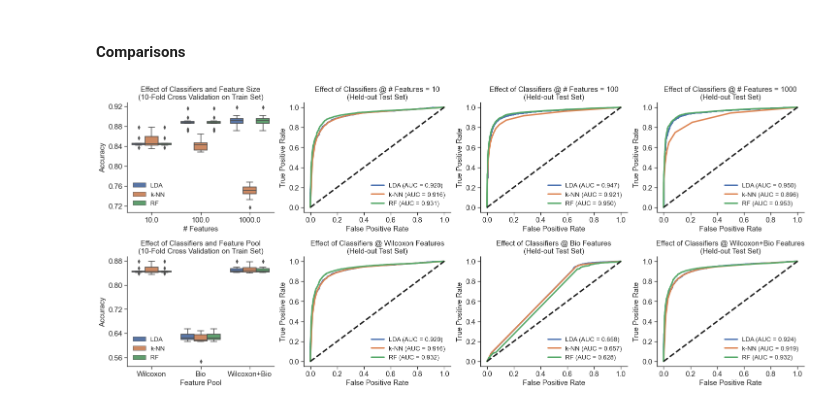
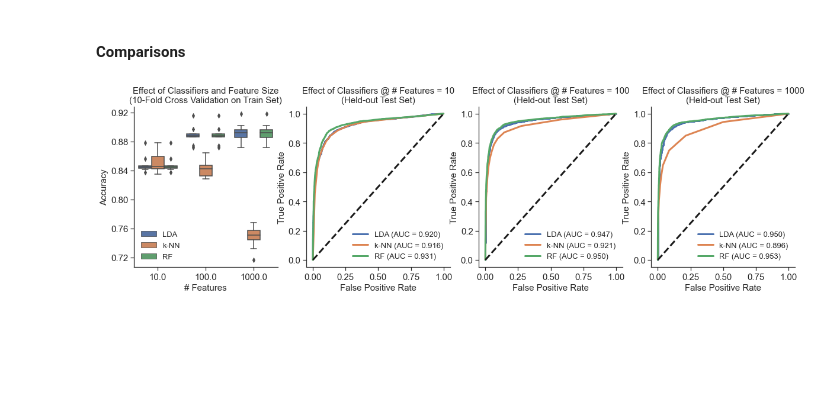
Before and after one commit to Laknath1996/neurogenesis, a Jupyter notebook: dev.ipynb, the cells around one changed output. Drawn from its saved outputs; the diff is of its cells as text; code cells hidden in the pictures; blank space fills up the shorter version.

```diff
--- a/dev.ipynb
+++ b/dev.ipynb
@@ -135,7 +135,7 @@ Selected genes thare are biologically plausible:
 # %%
 # plot histograms of picked features
 picked_genes = ['CALM1', 'GAP43', 'MEF2C','PAX6', 'SOX2', 'NEUROG1']
-fig, axes = plt.subplots(2, 3, figsize=(20, 7))
+fig, axes = plt.subplots(2, 3, figsize=(16, 7))
 axes = axes.ravel()
 for i in range(6):
     ax = axes[i]
@@ -146,6 +146,9 @@ for i in range(6):
     ax.set_ylabel("")
     ax.set_title("{}".format(picked_genes[i]), fontsize=15)
 axes[0].legend(["Germinal Zone", "Cortical Plate"], fontsize=13, frameon=False, loc=1)
+# box = dict(facecolor='yellow', pad=5, alpha=0.2)
+# axes[0].set_ylabel('Wilcoxon Features', bbox=box, fontsize=15)
+# axes[3].set_ylabel('Biological Features', bbox=box, fontsize=15)
 sns.set_style("white")
 sns.set_style("ticks")
 sns.despine(offset=10, trim=True)
@@ -503,71 +510,35 @@ df_metrics = pd.DataFrame(
     "accuracy" : np.concatenate((lda_accuray[:3].ravel(), knn_accuray[:3].ravel(), rf_accuray[:3].ravel())),
     "num_features": np.concatenate((temp, temp, temp)),
     "classifier": np.concatenate((["LDA"]*30, ["k-NN"]*30, ["RF"]*30))
     }
 )
 
-fig, axes = plt.subplots(2, 4, figsize=(25, 10))
+fig, axes = plt.subplots(1, 4, figsize=(20, 5))
 
-ax = axes[0][0]
+ax = axes[0]
 sns.boxplot(data=df_metrics, x="num_features", y="accuracy", hue="classifier", ax=ax)
 ax.tick_params(labelsize=15)
 ax.set_ylabel("Accuracy", fontsize=15)
 ax.set_xlabel("# Features", fontsize=15)
 ax.legend(fontsize=13, frameon=False)
 ax.yaxis.set_major_locator(MaxNLocator(6))
 ax.set_title("Effect of Classifiers and Feature Size" + "\n" + "(10-Fold Cross Validation on Train Set)", fontsize=15)
 sns.set_style("white")
 sns.set_style("ticks")
 sns.despine()
 
 F = [10, 100, 1000]
 for i in range(3):
-    ax = axes[0][i+1]
+    ax = axes[i+1]
     ax.plot(lda_roc[:3][i][0], lda_roc[:3][i][1], lw=3, label="LDA (AUC = {:.3f})".format(auc(lda_roc[:3][i][0], lda_roc[:3][i][1])))
     ax.plot(knn_roc[:3][i][0], knn_roc[:3][i][1], lw=3, label="k-NN (AUC = {:.3f})".format(auc(knn_roc[:3][i][0], knn_roc[:3][i][1])))
     ax.plot(rf_roc[:3][i][0], rf_roc[:3][i][1], lw=3, label="RF (AUC = {:.3f})".format(auc(rf_roc[:3][i][0], rf_roc[:3][i][1])))
     ax.plot([0, 1], [0, 1], c='k', lw=3, ls='dashed')
     ax.tick_params(labelsize=15)
     ax.set_ylabel("True Positive Rate", fontsize=15)
     ax.set_xlabel("False Positive Rate", fontsize=15)
     ax.legend(fontsize=13, frameon=False)
     ax.set_title("Effect of Classifiers @ # Features = {}".format(F[i]) + "\n" + "(Held-out Test Set)", fontsize=15)
-
-temp = np.concatenate((["Wilcoxon"]*10, ["Bio"]*10, ["Wilcoxon+Bio"]*10))
-df_metrics = pd.DataFrame(
-    {
-    "accuracy" : np.concatenate((lda_accuray[3:].ravel(), knn_accuray[3:].ravel(), rf_accuray[3:].ravel())),
-    "num_features": np.concatenate((temp, temp, temp)),
-    "classifier": np.concatenate((["LDA"]*30, ["k-NN"]*30, ["RF"]*30))
-    }
-)
-
-ax = axes[1][0]
-sns.boxplot(data=df_metrics, x="num_features", y="accuracy", hue="classifier", ax=ax)
-ax.tick_params(labelsize=15)
-ax.set_ylabel("Accuracy", fontsize=15)
-ax.set_xlabel("Feature Pool", fontsize=15)
-ax.legend(fontsize=13, frameon=False)
-ax.yaxis.set_major_locator(MaxNLocator(6))
-ax.set_title("Effect of Classifiers and Feature Pool" + "\n" + "(10-Fold Cross Validation on Train Set)", fontsize=15)
-sns.set_style("white")
-sns.set_style("ticks")
-sns.despine()
-
-F = ["Wilcoxon Features", "Bio Features", "Wilcoxon+Bio Features"]
-for i in range(3):
-    ax = axes[1][i+1]
-    ax.plot(lda_roc[3:][i][0], lda_roc[3:][i][1], lw=3, label="LDA (AUC = {:.3f})".format(auc(lda_roc[3:][i][0], lda_roc[3:][i][1])))
-    ax.plot(knn_roc[3:][i][0], knn_roc[3:][i][1], lw=3, label="k-NN (AUC = {:.3f})".format(auc(knn_roc[3:][i][0], knn_roc[3:][i][1])))
-    ax.plot(rf_roc[3:][i][0], rf_roc[3:][i][1], lw=3, label="RF (AUC = {:.3f})".format(auc(rf_roc[3:][i][0], rf_roc[3:][i][1])))
-    ax.plot([0, 1], [0, 1], c='k', lw=3, ls='dashed')
-    ax.tick_params(labelsize=15)
-    ax.set_ylabel("True Positive Rate", fontsize=15)
-    ax.set_xlabel("False Positive Rate", fontsize=15)
-    ax.legend(fontsize=13, frameon=False)
-    ax.set_title("Effect of Classifiers @ {}".format(F[i]) + "\n" + "(Held-out Test Set)", fontsize=15)
-
-plt.subplots_adjust(hspace=0.4)
 # %% [output]
-[figure, old version]
+[figure, new version]
 # %%
```
Also changed, not shown: parts of 7 cells of this notebook.
